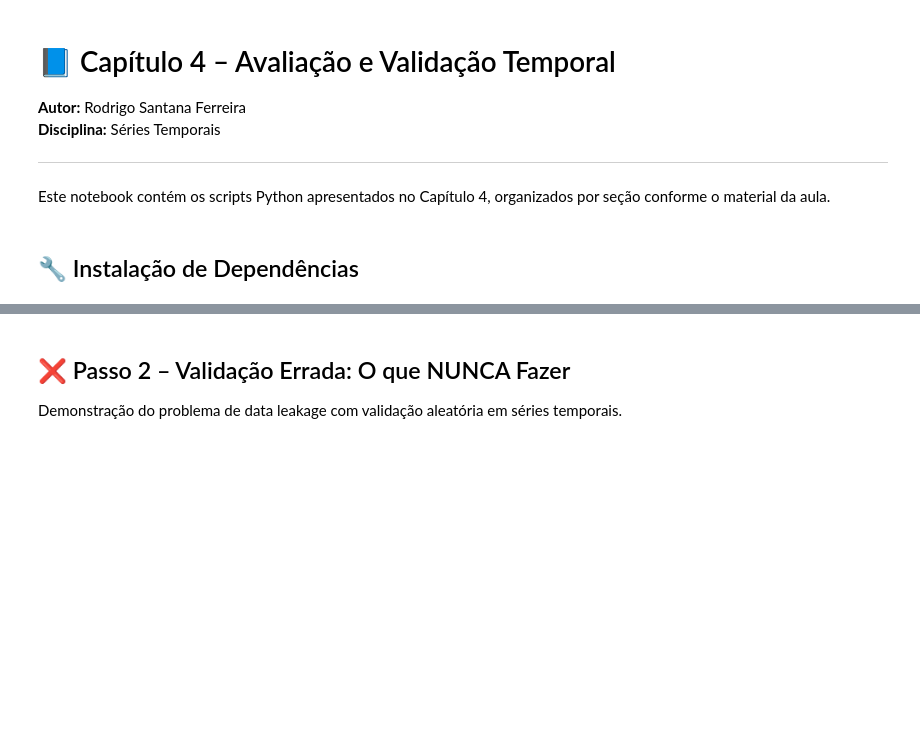
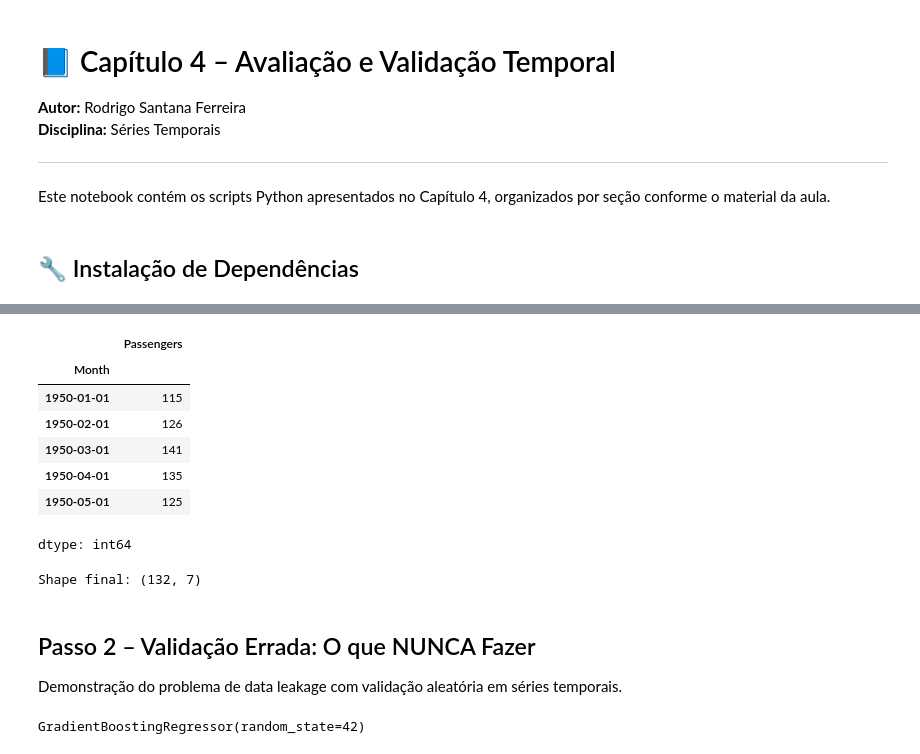
Before and after one commit to rodrigosf05/fiap-series-temporais, a Jupyter notebook: capitulo_4_scripts.ipynb, the cells around one changed output, grey strips where cells are left out. Cells and saved outputs as stored; diff of their text form; code cells hidden in the pictures; blank space fills up the shorter version.

```diff
--- a/capitulo_4_scripts.ipynb
+++ b/capitulo_4_scripts.ipynb
@@ -44,3 +101,20 @@ print(f"Shape final: {X.shape}")
+# %%
+# imprime o dataframe y
+y.head()
+# %% [output]
+|  | Passengers |
+| Month |  |
+| 1950-01-01 | 115 |
+| 1950-02-01 | 126 |
+| 1950-03-01 | 141 |
+| 1950-04-01 | 135 |
+| 1950-05-01 | 125 |
+dtype: int64
+# %%
+# imprime o dataframe
+print(f"Shape final: {X.shape}")
+# %% [output]
+Shape final: (132, 7)
 # %% [markdown]
-## ❌ Passo 2 – Validação Errada: O que NUNCA Fazer
+## Passo 2 – Validação Errada: O que NUNCA Fazer
 Demonstração do problema de data leakage com validação aleatória em séries temporais.
@@ -58,0 +126,6 @@ print("→ Este resultado é ilusório! O modelo viu o futuro.")
+# %%
+# Treina o modelo GBR
+model = GradientBoostingRegressor(random_state=42)
+model.fit(X_train, y_train)
+# %% [output]
+GradientBoostingRegressor(random_state=42)
```
Also changed, not shown: parts of 27 cells of this notebook.
